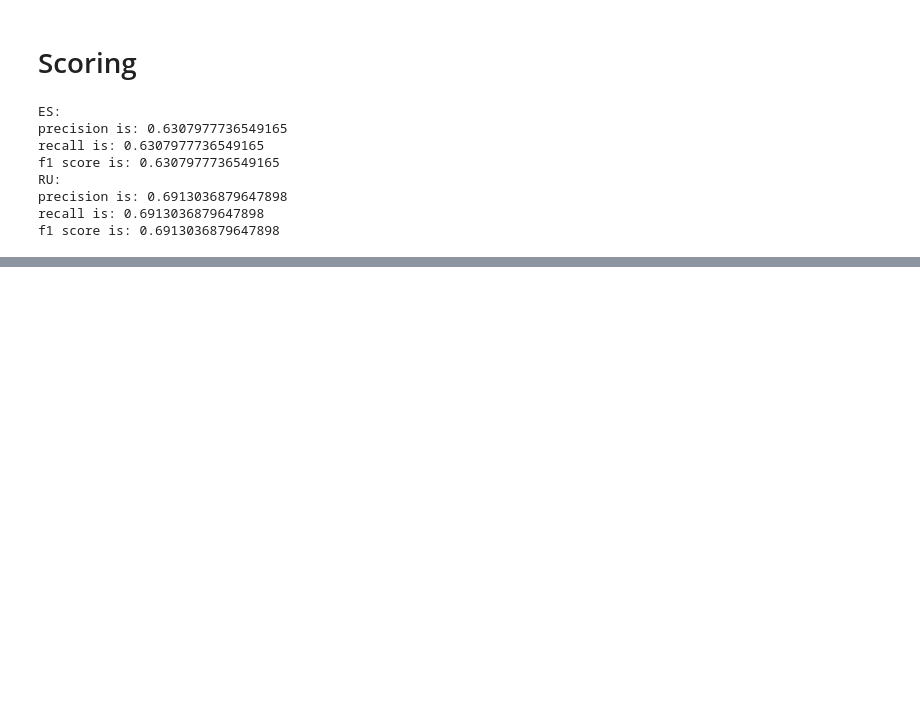
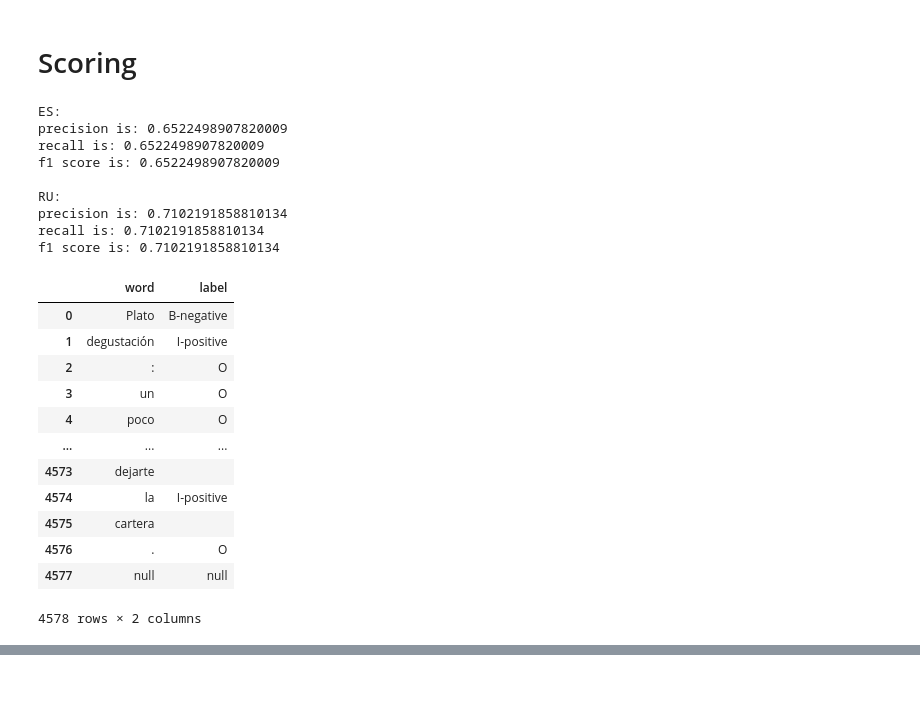
Before and after one commit to loypekyong/1D-project, a Jupyter notebook: Code.ipynb, the cells around one changed output, grey strips where cells are left out. Cells and saved outputs as stored; diff of their text form; code cells hidden in the pictures; blank space fills up the shorter version.

```diff
--- a/Code.ipynb
+++ b/Code.ipynb
@@ -187,6 +240,8 @@ print("precision is:", p)
 print("recall is:",  r)
 print("f1 score is:", f1)
 
+print()
+
 print("RU:")
 p = precision(RU_dev_p1_out, RU_dev_out)
 r = recall(RU_dev_p1_out, RU_dev_out)
@@ -196,10 +251,27 @@ print("recall is:",  r)
 print("f1 score is:", f1)
 # %% [output]
 ES:
-precision is: 0.6307977736549165
-recall is: 0.6307977736549165
-f1 score is: 0.6307977736549165
+precision is: 0.6522498907820009
+recall is: 0.6522498907820009
+f1 score is: 0.6522498907820009
+
 RU:
-precision is: 0.6913036879647898
-recall is: 0.6913036879647898
-f1 score is: 0.6913036879647898
+precision is: 0.7102191858810134
+recall is: 0.7102191858810134
+f1 score is: 0.7102191858810134
+# %%
+ES_dev_p1_out
+# %% [output]
+|  | word | label |
+| 0 | Plato | B-negative |
+| 1 | degustación | I-positive |
+| 2 | : | O |
+| 3 | un | O |
+| 4 | poco | O |
+| ... | ... | ... |
+| 4573 | dejarte |  |
+| 4574 | la | I-positive |
+| 4575 | cartera |  |
+| 4576 | . | O |
+| 4577 | null | null |
+4578 rows × 2 columns
```
Also changed, not shown: parts of 7 cells of this notebook, 2 other files.
